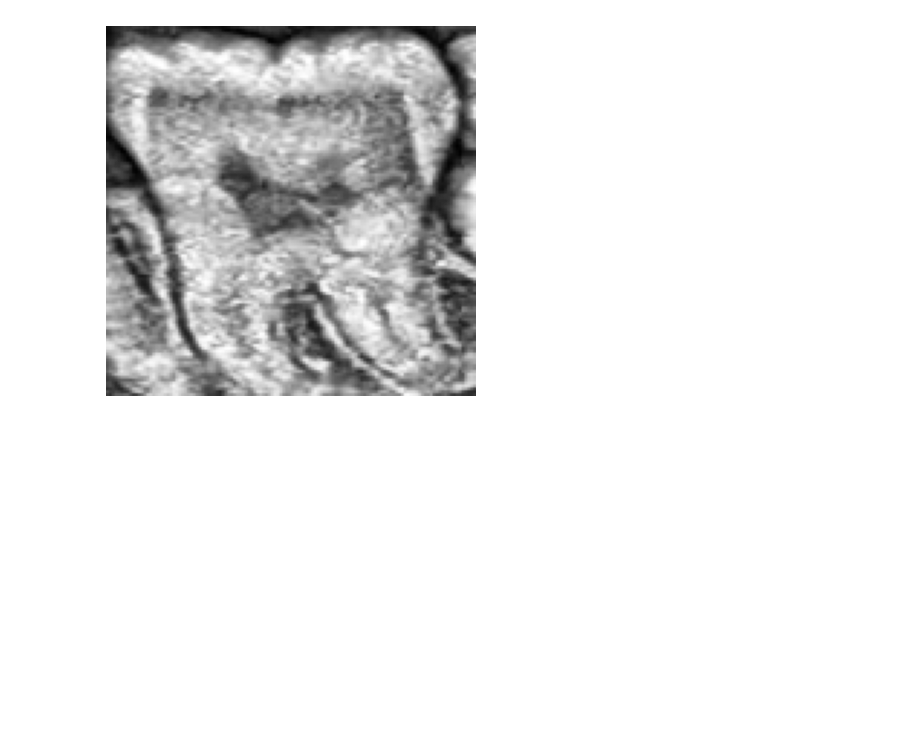
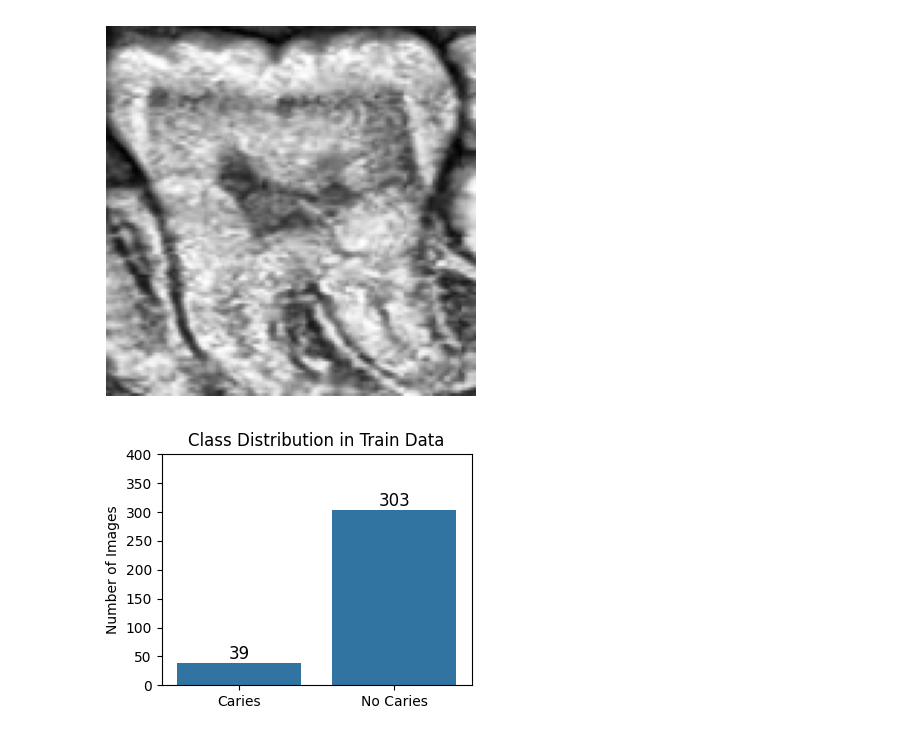
Before and after one commit to gabrieldimas/periapical-photo-caries-detection-using-deep-learning, a Jupyter notebook: caries_detection.ipynb, the cells around one changed output. Cells and saved outputs as stored; diff of their text form; code cells hidden in the pictures; blank space fills up the shorter version.

```diff
--- a/caries_detection.ipynb
+++ b/caries_detection.ipynb
@@ -198,0 +215,21 @@ plt.show()
+# %%
+train_dir = '/content/drive/MyDrive/dataset/caries-detection/segmented_tooth/training'
+test_dir = '/content/drive/MyDrive/dataset/caries-detection/segmented_tooth/test'
+# %%
+train_caries_count = len(os.listdir(os.path.join(train_dir, 'caries')))
+train_no_caries_count = len(os.listdir(os.path.join(train_dir, 'noncaries')))
+test_caries_count = len(os.listdir(os.path.join(test_dir, 'caries')))
+test_no_caries_count = len(os.listdir(os.path.join(test_dir, 'noncaries')))
+# %%
+plt.figure(figsize=(4, 3))
+sns.barplot(x=['Caries', 'No Caries'], y=[train_caries_count, train_no_caries_count])
+plt.title('Class Distribution in Train Data')
+plt.ylabel('Number of Images')
+plt.ylim(0, 400)
+
+for i, count in enumerate([train_caries_count, train_no_caries_count]):
+    plt.text(i, count, str(count), ha='center', va='bottom', fontsize=12)
+
+plt.show()
+# %% [output]
+[figure, added]
```
Also changed, not shown: parts of 20 cells of this notebook.
